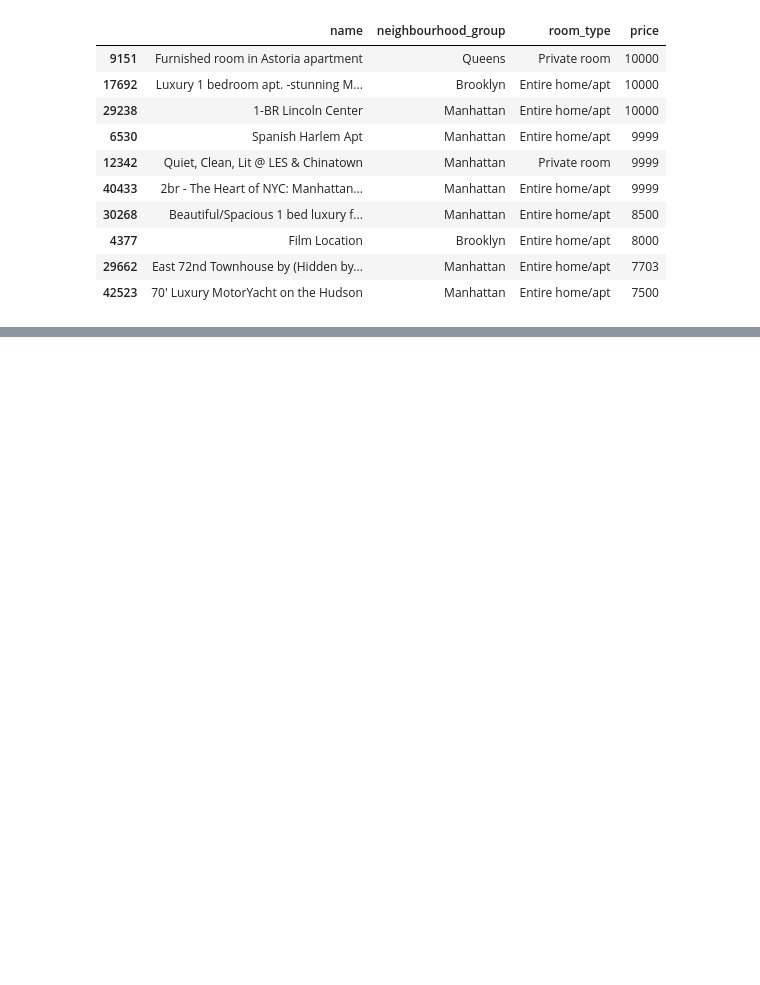
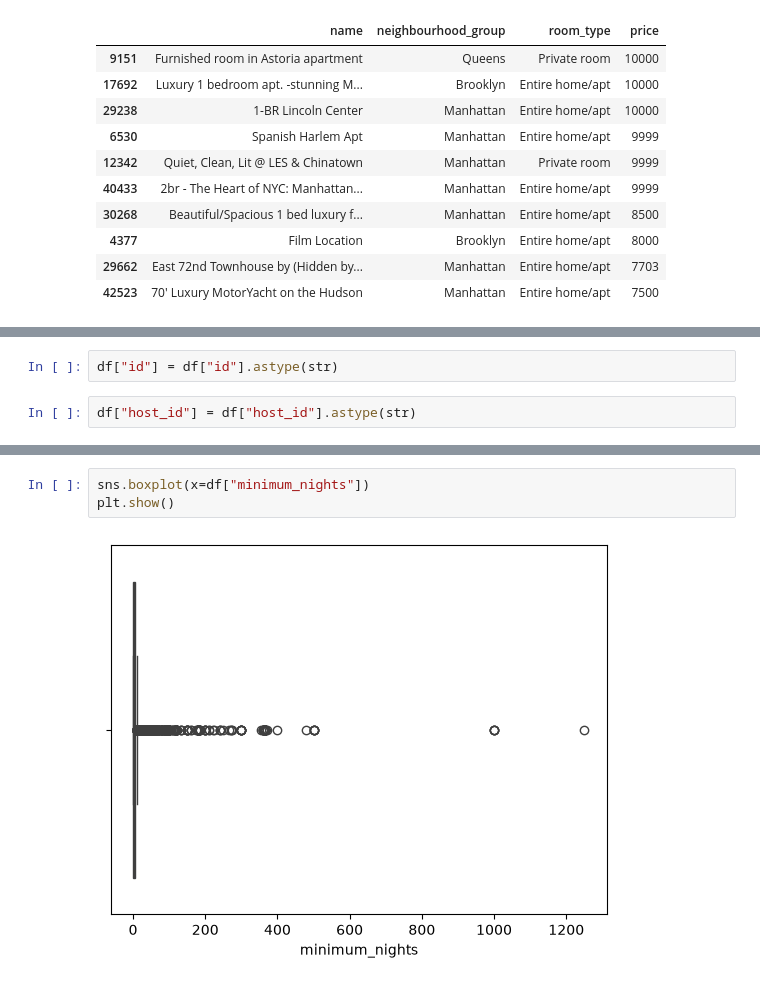
Before and after one commit to Farhat888/OIBSIP, a Jupyter notebook: DataAnalytics-L1-Task3-Cleaning-Data/notebooks/01_initial_data_quality_inspection.ipynb, the cells around one changed output, grey strips where cells are left out. Cells and saved outputs as stored; diff of their text form; blank space fills up the shorter version.

```diff
--- a/DataAnalytics-L1-Task3-Cleaning-Data/notebooks/01_initial_data_quality_inspection.ipynb
+++ b/DataAnalytics-L1-Task3-Cleaning-Data/notebooks/01_initial_data_quality_inspection.ipynb
@@ -355,0 +399,4 @@ upper_outliers.nlargest(10, "price")[
+# %%
+df["id"] = df["id"].astype(str)
+# %%
+df["host_id"] = df["host_id"].astype(str)
@@ -355,0 +415,5 @@ upper_outliers.nlargest(10, "price")[
+# %%
+sns.boxplot(x=df["minimum_nights"])
+plt.show()
+# %% [output]
+[figure, added]
```
Also changed, not shown: parts of 53 cells of this notebook.
